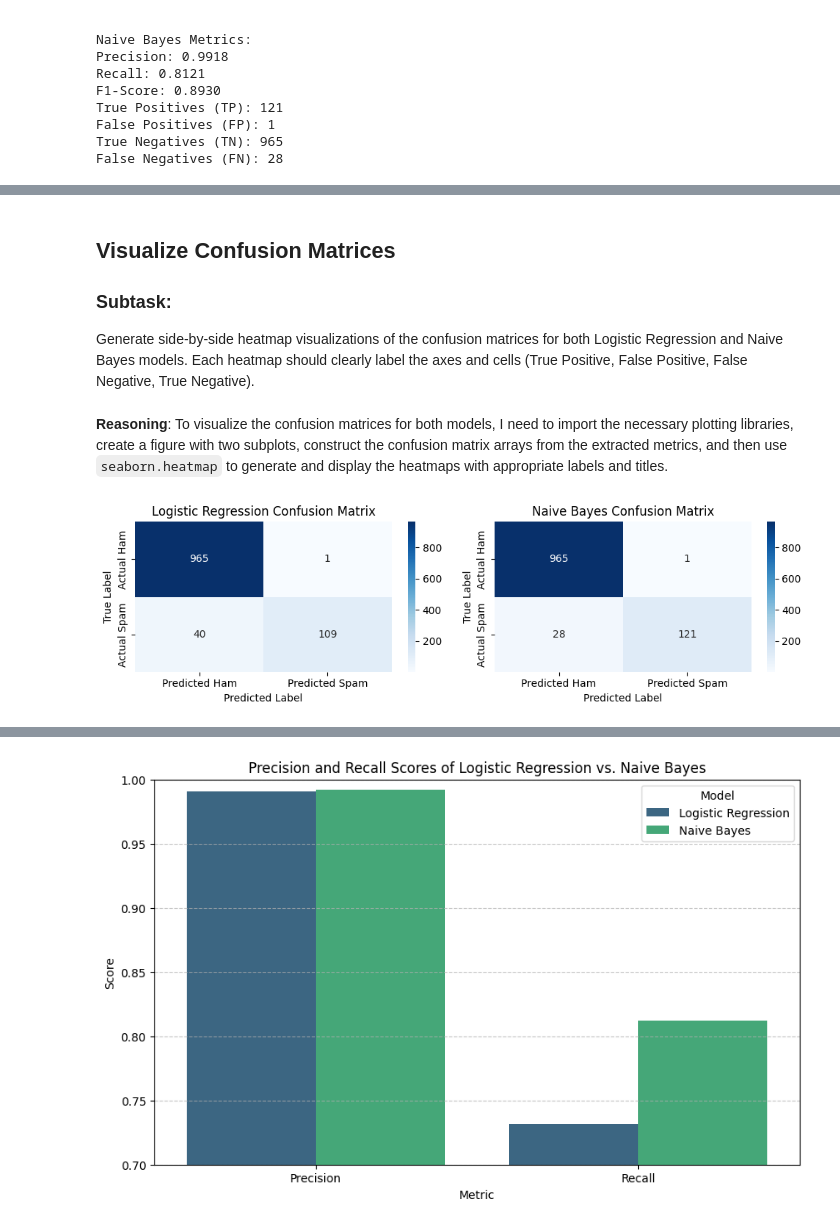
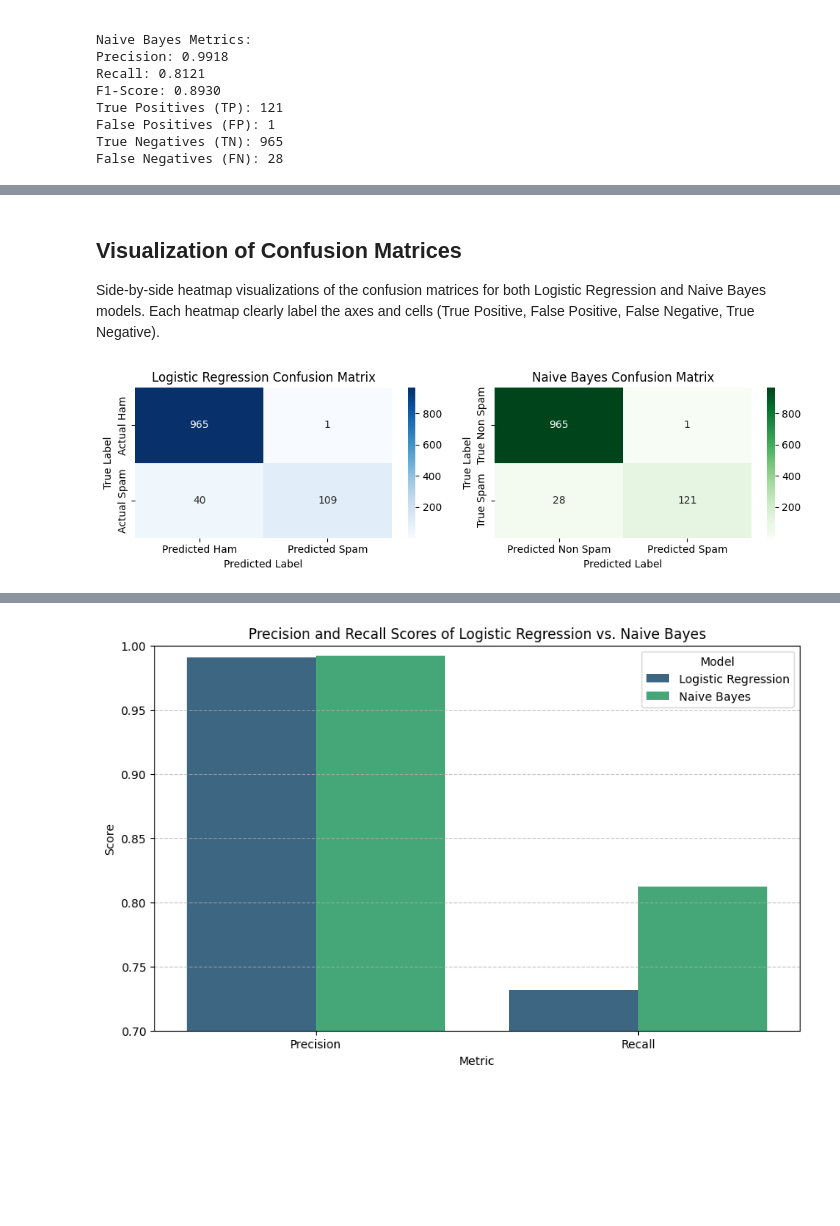
Before and after one commit to dbonchaicodez/Google-Colab-Sol, a Jupyter notebook: spamdetectionfspfinal.ipynb, the cells around one changed output, grey strips where cells are left out. Saved outputs shown, nothing was run; the diff lists cells and outputs as text; code cells hidden in the pictures; blank space fills up the shorter version.

```diff
--- a/spamdetectionfspfinal.ipynb
+++ b/spamdetectionfspfinal.ipynb
@@ -122,37 +138,33 @@ False Negatives (FN): 28
 # %% [markdown]
-## Visualize Confusion Matrices
+## Visualization of Confusion Matrices
 
-### Subtask:
-Generate side-by-side heatmap visualizations of the confusion matrices for both Logistic Regression and Naive Bayes models. Each heatmap should clearly label the axes and cells (True Positive, False Positive, False Negative, True Negative).
+Side-by-side heatmap visualizations of the confusion matrices for both Logistic Regression and Naive Bayes models. Each heatmap clearly label the axes and cells (True Positive, False Positive, False Negative, True Negative).
-# %% [markdown]
-**Reasoning**:
-To visualize the confusion matrices for both models, I need to import the necessary plotting libraries, create a figure with two subplots, construct the confusion matrix arrays from the extracted metrics, and then use `seaborn.heatmap` to generate and display the heatmaps with appropriate labels and titles.
 # %%
 import matplotlib.pyplot as plt
 import seaborn as sns
 
-# Create a figure with two subplots side-by-side
+
 fig, ax = plt.subplots(1, 2, figsize=(10, 3))
 
-# --- Logistic Regression Confusion Matrix ---
+#Logistic Regression Confusion Matrix
 lr_confusion_matrix = np.array([[lr_tn, lr_fp], [lr_fn, lr_tp]])
 sns.heatmap(lr_confusion_matrix, annot=True, fmt='d', cmap='Blues', ax=ax[0],
             xticklabels=['Predicted Ham', 'Predicted Spam'],
             yticklabels=['Actual Ham', 'Actual Spam'])
 ax[0].set_title('Logistic Regression Confusion Matrix')
 ax[0].set_xlabel('Predicted Label')
 ax[0].set_ylabel('True Label')
 
-# --- Naive Bayes Confusion Matrix ---
+#Naive Bayes Confusion Matrix
 nb_confusion_matrix = np.array([[nb_tn, nb_fp], [nb_fn, nb_tp]])
-sns.heatmap(nb_confusion_matrix, annot=True, fmt='d', cmap='Blues', ax=ax[1],
-            xticklabels=['Predicted Ham', 'Predicted Spam'],
-            yticklabels=['Actual Ham', 'Actual Spam'])
+sns.heatmap(nb_confusion_matrix, annot=True, fmt='d', cmap='Greens', ax=ax[1],
+            xticklabels=['Predicted Non Spam', 'Predicted Spam'],
+            yticklabels=['True Non Spam', 'True Spam'])
 ax[1].set_title('Naive Bayes Confusion Matrix')
 ax[1].set_xlabel('Predicted Label')
 ax[1].set_ylabel('True Label')
 
 plt.tight_layout()
 plt.show()
 # %% [output]
-[figure, old version]
+[figure, new version]
```
Also changed, not shown: parts of 11 cells of this notebook.
